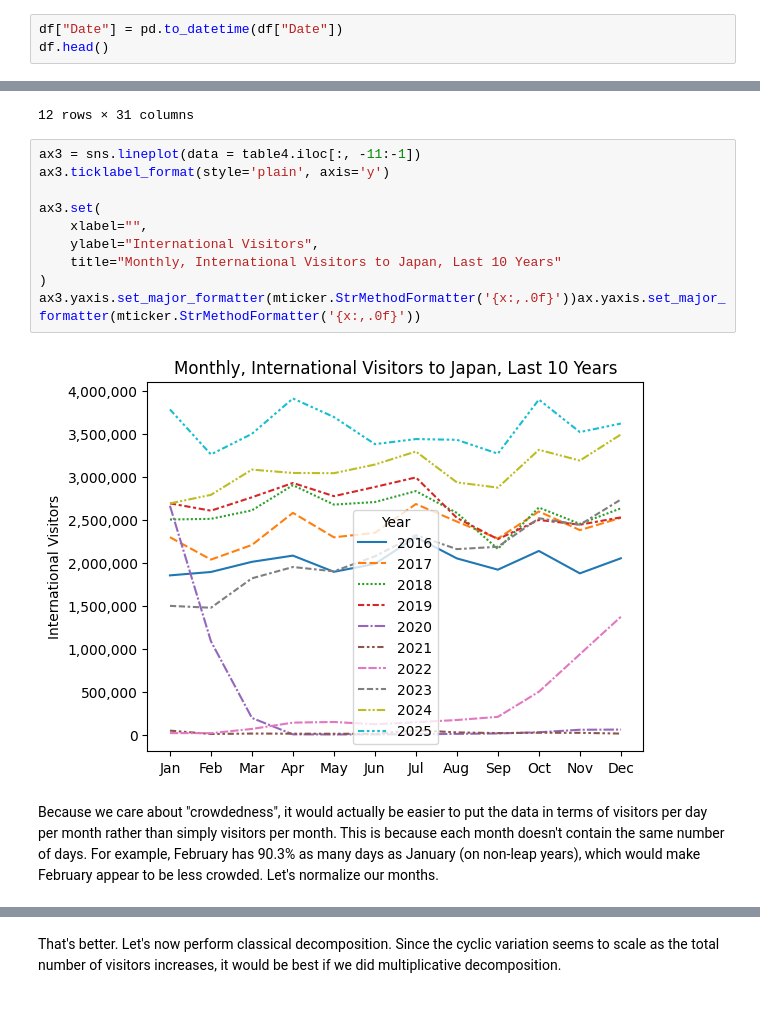
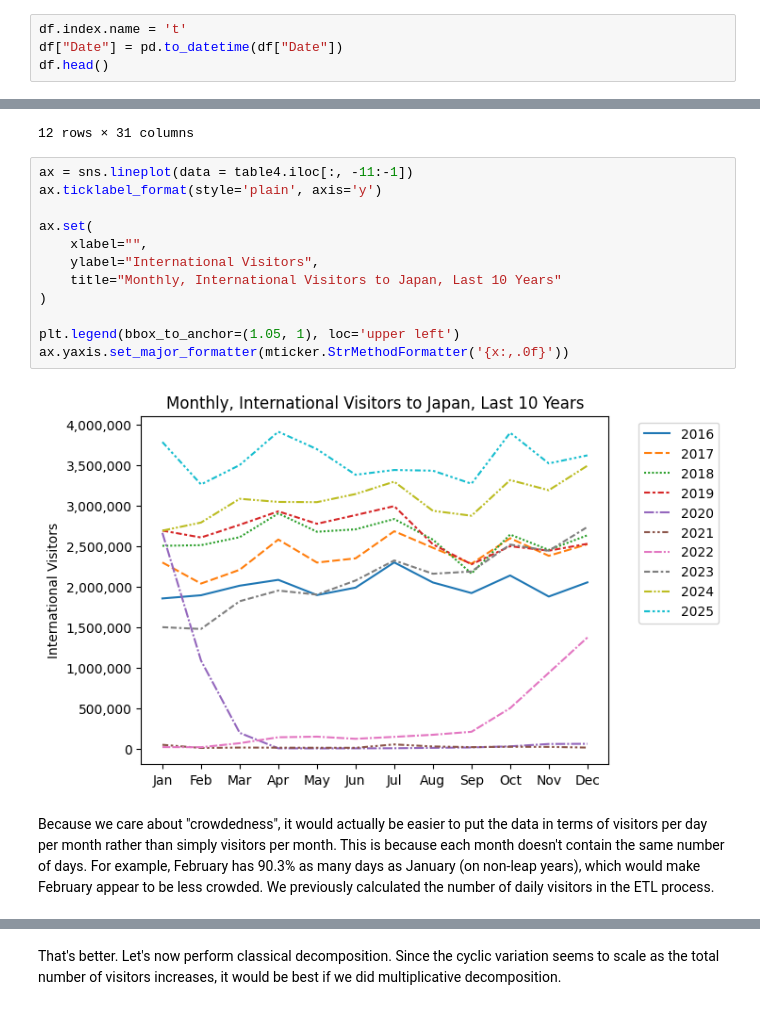
Before and after one commit to Millerz8/Joe_Japan_Tourism, a Jupyter notebook: 01_Examining_Trends.ipynb, the cells around one changed output, grey strips where cells are left out. Saved outputs shown, nothing was run; the diff lists cells and outputs as text.

```diff
--- a/01_Examining_Trends.ipynb
+++ b/01_Examining_Trends.ipynb
@@ -5,6 +5,7 @@ import matplotlib.pyplot as plt
 import numpy as np
 df = pd.read_csv("data/Japan_Visitor_Data.csv")
 # %%
+df.index.name = 't'
 df["Date"] = pd.to_datetime(df["Date"])
 df.head()
 # %% [output]
@@ -67,17 +78,19 @@ table4
 | Dec | 277137.0 | 280991.0 | 302148.0 | 317918.0 | 361260.0 | 369047.0 | 393682.0 | 418408.0 | 455394.0 | 514197.0 | ... | ... |
 12 rows × 31 columns
 # %%
-ax3 = sns.lineplot(data = table4.iloc[:, -11:-1])
-ax3.ticklabel_format(style='plain', axis='y')
+ax = sns.lineplot(data = table4.iloc[:, -11:-1])
+ax.ticklabel_format(style='plain', axis='y')
 
-ax3.set(
+ax.set(
     xlabel="",
     ylabel="International Visitors",
     title="Monthly, International Visitors to Japan, Last 10 Years"
 )
-ax3.yaxis.set_major_formatter(mticker.StrMethodFormatter('{x:,.0f}'))ax.yaxis.set_major_formatter(mticker.StrMethodFormatter('{x:,.0f}'))
+
+plt.legend(bbox_to_anchor=(1.05, 1), loc='upper left')
+ax.yaxis.set_major_formatter(mticker.StrMethodFormatter('{x:,.0f}'))
 # %% [output]
-[figure, old version]
+[figure, new version]
 # %% [markdown]
-Because we care about "crowdedness", it would actually be easier to put the data in terms of visitors per day per month rather than simply visitors per month. This is because each month doesn't contain the same number of days. For example, February has 90.3% as many days as January (on non-leap years), which would make February appear to be less crowded. Let's normalize our months.
+Because we care about "crowdedness", it would actually be easier to put the data in terms of visitors per day per month rather than simply visitors per month. This is because each month doesn't contain the same number of days. For example, February has 90.3% as many days as January (on non-leap years), which would make February appear to be less crowded. We previously calculated the number of daily visitors in the ETL process.
 # %%
```
Also changed, not shown: parts of 14 cells of this notebook, 1 other file.
